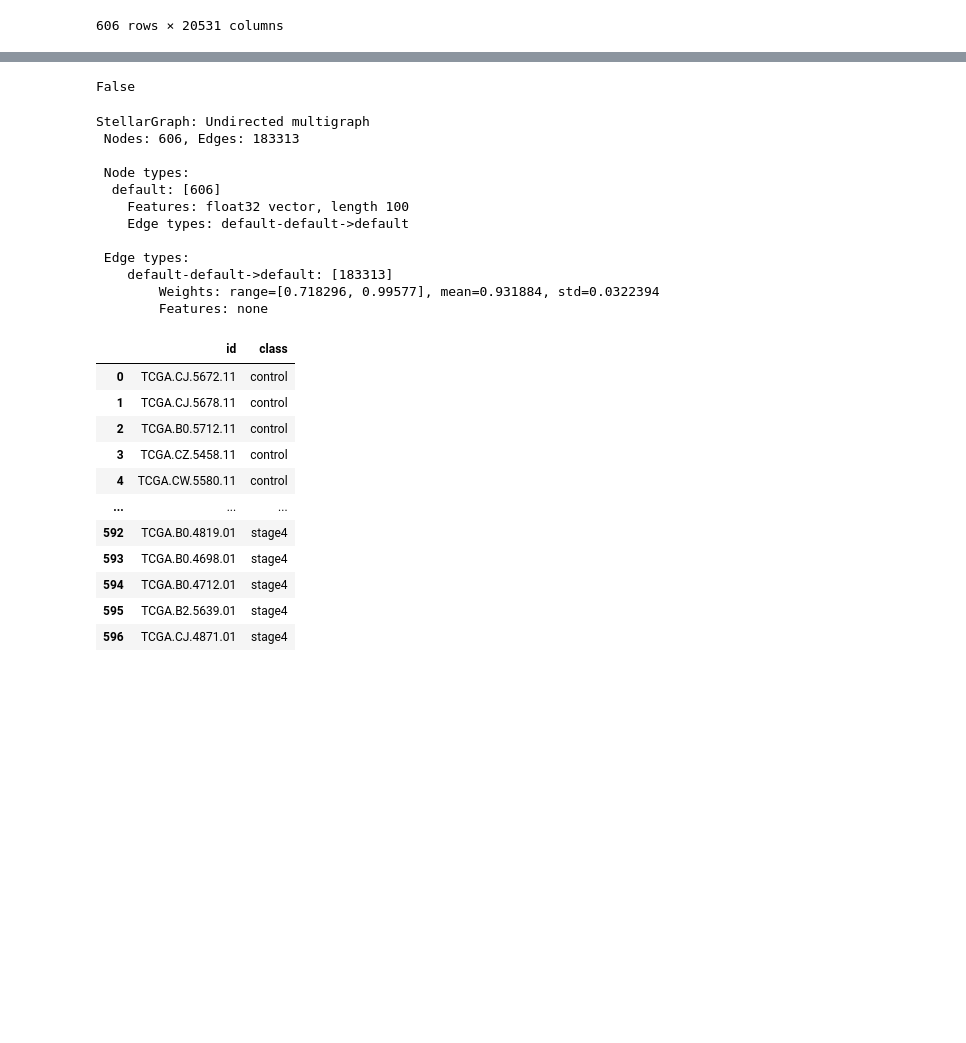
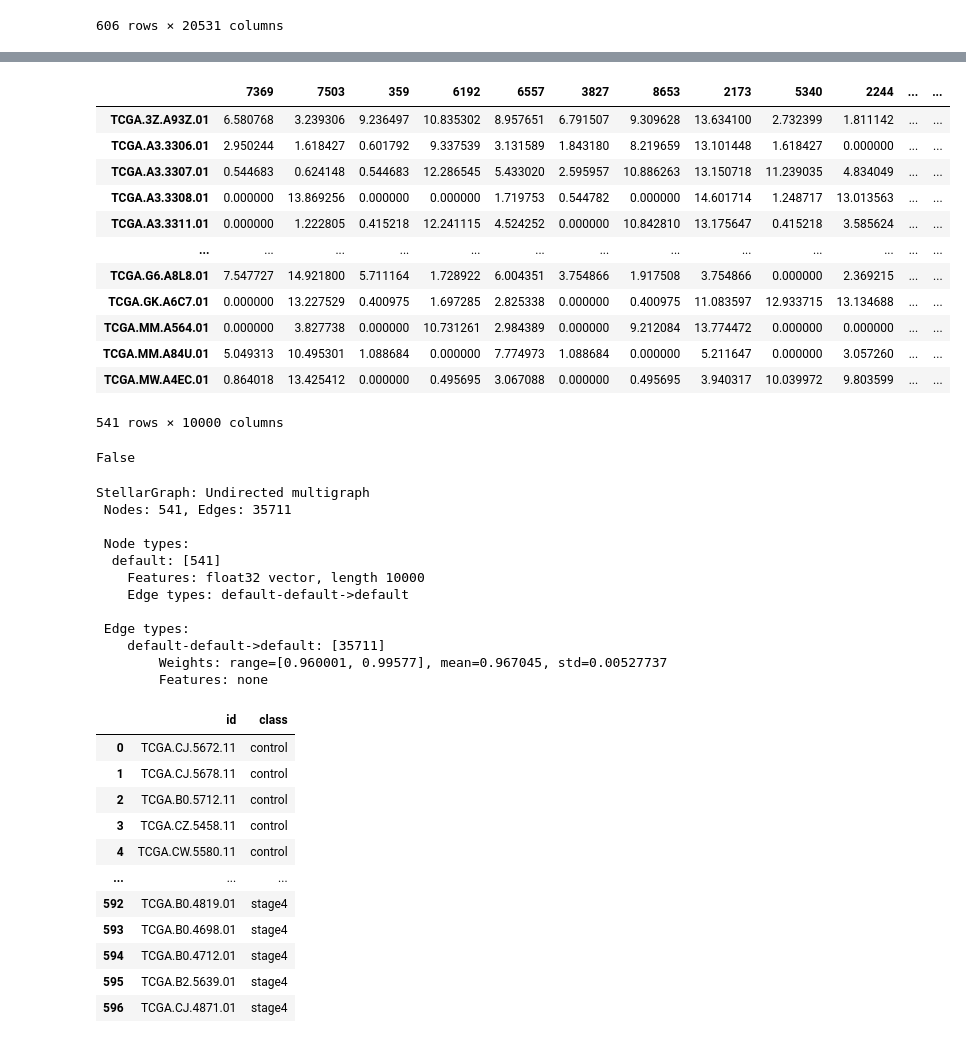
Before and after one commit to colombelli/gat-cancer-staging, a Jupyter notebook: notebooks/stellargraph load data.ipynb, the cells around one changed output, grey strips where cells are left out. Cells and saved outputs as stored; diff of their text form; code cells hidden in the pictures; blank space fills up the shorter version.

```diff
--- a/notebooks/stellargraph load data.ipynb
+++ b/notebooks/stellargraph load data.ipynb
@@ -60,9 +60,9 @@ df_features
 606 rows × 20531 columns
 # %%
 # Getting the index of the top n genes with the most variance among all genes
-n = 100
+n = 10000
 gene_variances = np.array(df_features.var())
-top_genes = gene_variances.argsort()[-100:][::-1]
+top_genes = gene_variances.argsort()[-n:][::-1]
 
 # Slicing feature dataframe with only the relevant genes
 df_features = df_features.iloc[:, top_genes]
@@ -85,3 +69,22 @@ df_features
+# %%
+# Getting only the patients present in the graph
+
+df_features = df_features.loc[df_features.index.isin(list(df_patients['source'].values)+list(df_patients['target'].values))]
+df_features
+# %% [output]
+|  | 7369 | 7503 | 359 | 6192 | 6557 | 3827 | 8653 | 2173 | 5340 | 2244 | ... | ... |
+| TCGA.3Z.A93Z.01 | 6.580768 | 3.239306 | 9.236497 | 10.835302 | 8.957651 | 6.791507 | 9.309628 | 13.634100 | 2.732399 | 1.811142 | ... | ... |
+| TCGA.A3.3306.01 | 2.950244 | 1.618427 | 0.601792 | 9.337539 | 3.131589 | 1.843180 | 8.219659 | 13.101448 | 1.618427 | 0.000000 | ... | ... |
+| TCGA.A3.3307.01 | 0.544683 | 0.624148 | 0.544683 | 12.286545 | 5.433020 | 2.595957 | 10.886263 | 13.150718 | 11.239035 | 4.834049 | ... | ... |
+| TCGA.A3.3308.01 | 0.000000 | 13.869256 | 0.000000 | 0.000000 | 1.719753 | 0.544782 | 0.000000 | 14.601714 | 1.248717 | 13.013563 | ... | ... |
+| TCGA.A3.3311.01 | 0.000000 | 1.222805 | 0.415218 | 12.241115 | 4.524252 | 0.000000 | 10.842810 | 13.175647 | 0.415218 | 3.585624 | ... | ... |
+| ... | ... | ... | ... | ... | ... | ... | ... | ... | ... | ... | ... | ... |
+| TCGA.G6.A8L8.01 | 7.547727 | 14.921800 | 5.711164 | 1.728922 | 6.004351 | 3.754866 | 1.917508 | 3.754866 | 0.000000 | 2.369215 | ... | ... |
+| TCGA.GK.A6C7.01 | 0.000000 | 13.227529 | 0.400975 | 1.697285 | 2.825338 | 0.000000 | 0.400975 | 11.083597 | 12.933715 | 13.134688 | ... | ... |
+| TCGA.MM.A564.01 | 0.000000 | 3.827738 | 0.000000 | 10.731261 | 2.984389 | 0.000000 | 9.212084 | 13.774472 | 0.000000 | 0.000000 | ... | ... |
+| TCGA.MM.A84U.01 | 5.049313 | 10.495301 | 1.088684 | 0.000000 | 7.774973 | 1.088684 | 0.000000 | 5.211647 | 0.000000 | 3.057260 | ... | ... |
+| TCGA.MW.A4EC.01 | 0.864018 | 13.425412 | 0.000000 | 0.495695 | 3.067088 | 0.000000 | 0.495695 | 3.940317 | 10.039972 | 9.803599 | ... | ... |
+541 rows × 10000 columns
 # %%
 # Testing to make sure that the slicing really considered the top_genes list as indexes for
 # the columns and not the column names itself
@@ -96,16 +99,16 @@ sg = StellarGraph(df_features, df_patients)
 print(sg.info())
 # %% [output]
 StellarGraph: Undirected multigraph
- Nodes: 606, Edges: 183313
+ Nodes: 541, Edges: 35711
 
  Node types:
-  default: [606]
-    Features: float32 vector, length 100
+  default: [541]
+    Features: float32 vector, length 10000
     Edge types: default-default->default
 
  Edge types:
-    default-default->default: [183313]
-        Weights: range=[0.718296, 0.99577], mean=0.931884, std=0.0322394
+    default-default->default: [35711]
+        Weights: range=[0.960001, 0.99577], mean=0.967045, std=0.00527737
         Features: none
 # %%
 # Getting the cancer staging info
```
Also changed, not shown: parts of 6 cells of this notebook, 2 other files.
